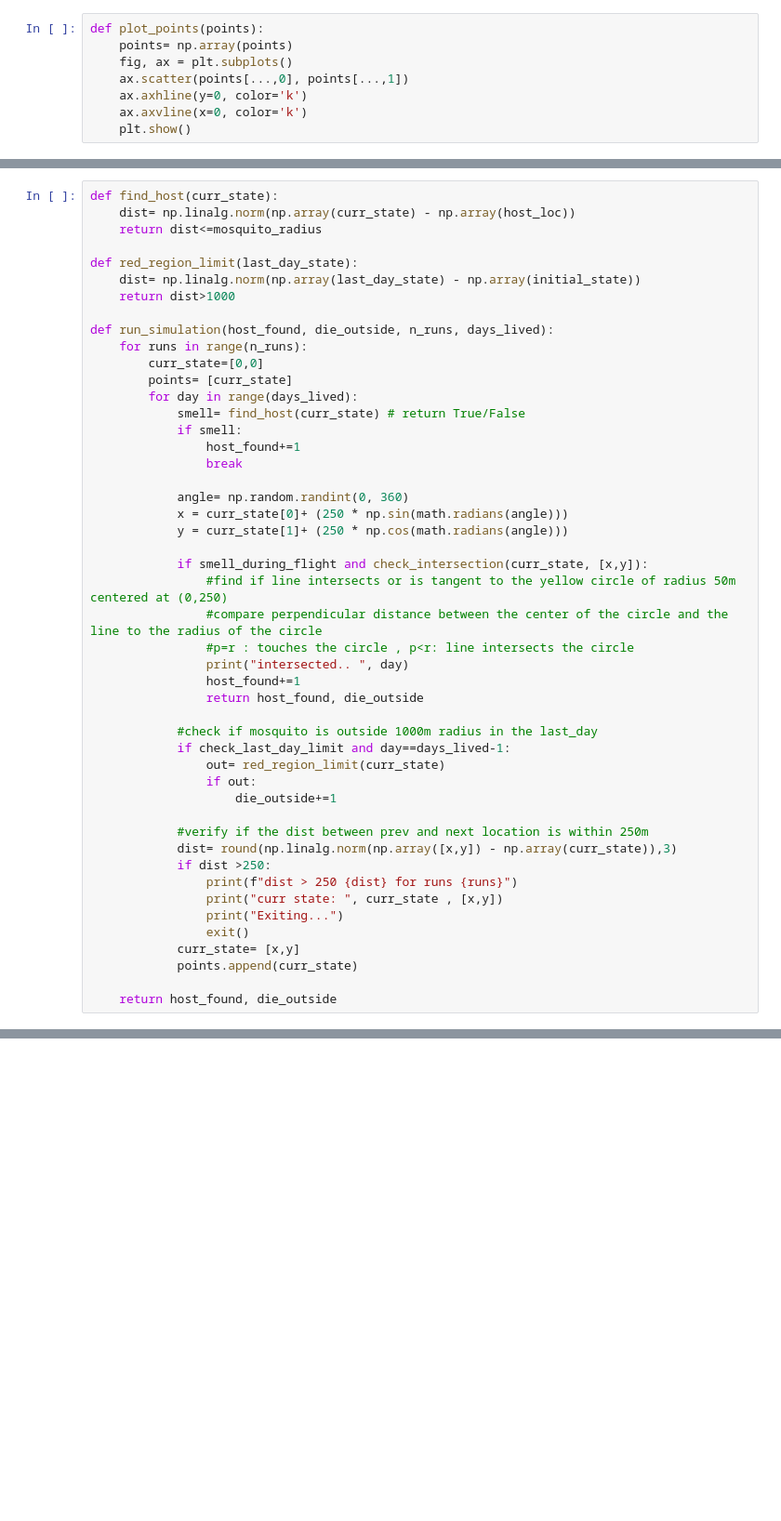
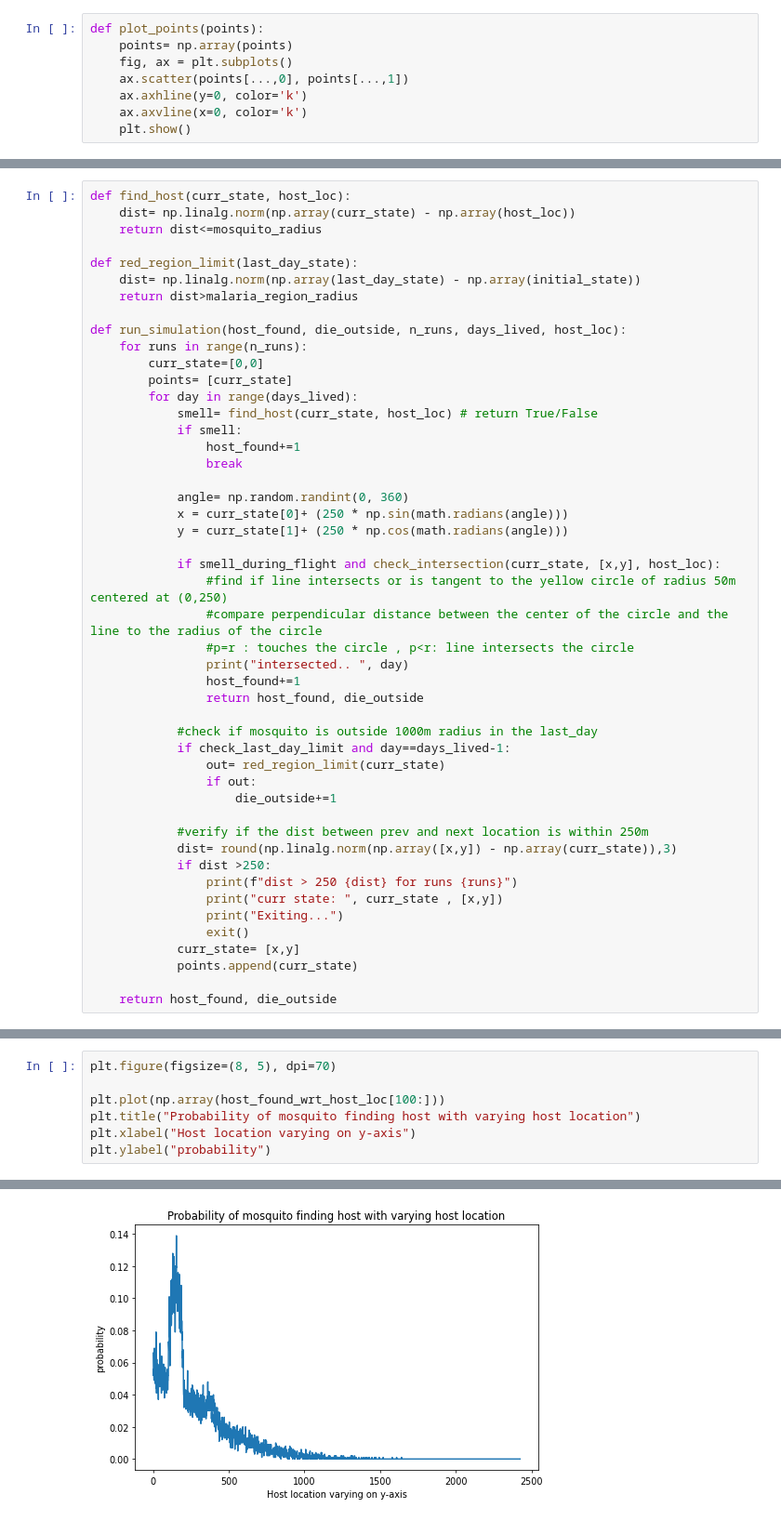
Before and after one commit to KrishnaKabi04/artificial_intelligence, a Jupyter notebook: Monte_carlo/monte_carlo_simulation.ipynb, the cells around one changed output, grey strips where cells are left out. Shown at 93% size. Saved outputs shown, nothing was run; the diff lists cells and outputs as text; blank space fills up the shorter version.

```diff
--- a/Monte_carlo/monte_carlo_simulation.ipynb
+++ b/Monte_carlo/monte_carlo_simulation.ipynb
@@ -86,18 +62,18 @@ def check_intersection(curr_state, new_state):
 # %%
-def find_host(curr_state):
+def find_host(curr_state, host_loc):
     dist= np.linalg.norm(np.array(curr_state) - np.array(host_loc))
     return dist<=mosquito_radius
 
 def red_region_limit(last_day_state):
     dist= np.linalg.norm(np.array(last_day_state) - np.array(initial_state))
-    return dist>1000
+    return dist>malaria_region_radius
 
-def run_simulation(host_found, die_outside, n_runs, days_lived):
+def run_simulation(host_found, die_outside, n_runs, days_lived, host_loc):
     for runs in range(n_runs):
         curr_state=[0,0]
         points= [curr_state]
         for day in range(days_lived):
-            smell= find_host(curr_state) # return True/False
+            smell= find_host(curr_state, host_loc) # return True/False
             if smell:
                 host_found+=1
                 break
@@ -106,7 +82,7 @@ def run_simulation(host_found, die_outside, n_runs, days_lived):
             x = curr_state[0]+ (250 * np.sin(math.radians(angle)))
             y = curr_state[1]+ (250 * np.cos(math.radians(angle)))
 
-            if smell_during_flight and check_intersection(curr_state, [x,y]):
+            if smell_during_flight and check_intersection(curr_state, [x,y], host_loc):
                 #find if line intersects or is tangent to the yellow circle of radius 50m centered at (0,250)
                 #compare perpendicular distance between the center of the circle and the line to the radius of the circle
                 #p=r : touches the circle , p<r: line intersects the circle
@@ -165,0 +196,8 @@ plt.plot(np.array(host_found_wrt_days))
+# %%
+plt.figure(figsize=(8, 5), dpi=70)
+
+plt.plot(np.array(host_found_wrt_host_loc[100:]))
+plt.title("Probability of mosquito finding host with varying host location")
+plt.xlabel("Host location varying on y-axis")
+plt.ylabel("probability")
+# %% [output]
@@ -165,0 +205 @@ plt.plot(np.array(host_found_wrt_days))
+[figure, added]
```
Also changed, not shown: parts of 14 cells of this notebook, 11 other files.
